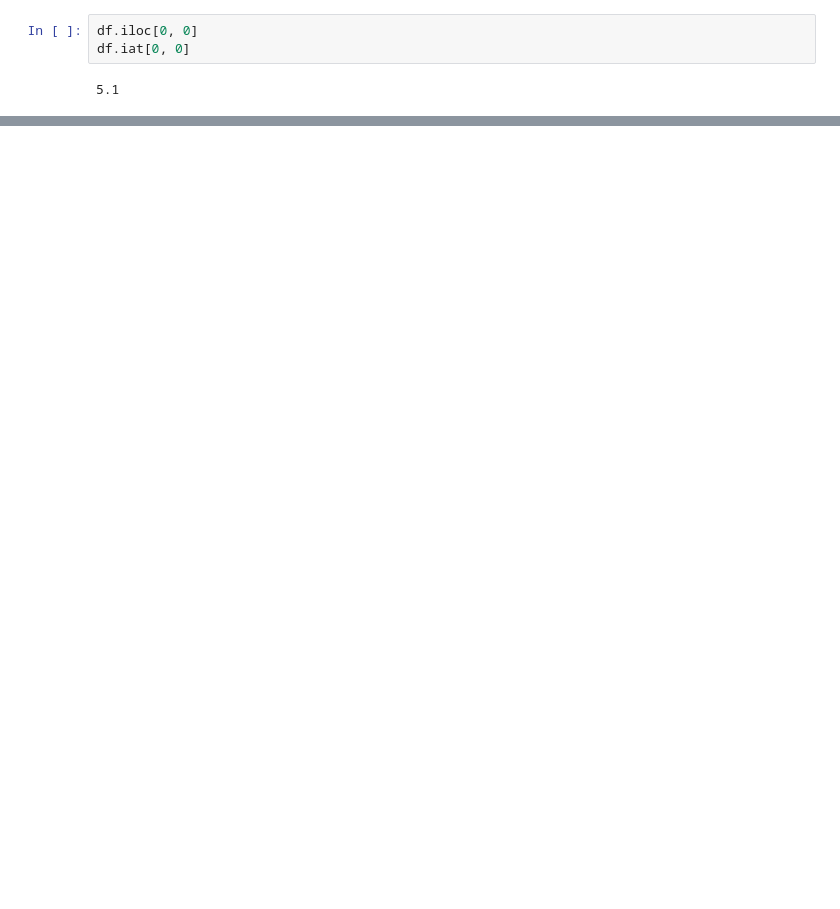
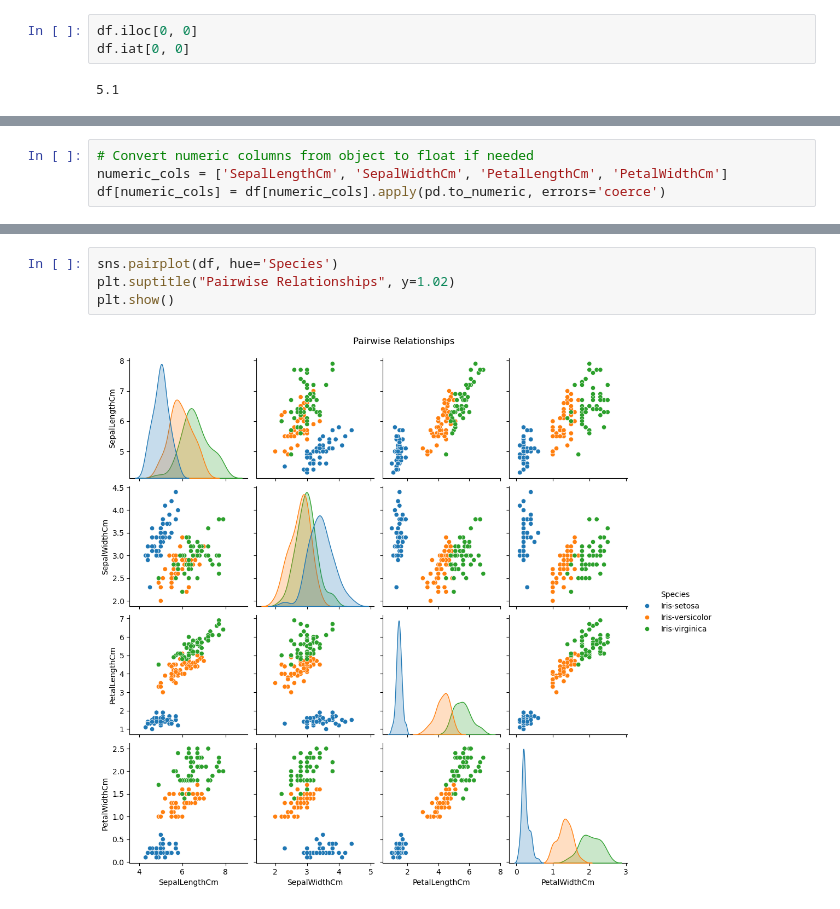
Before and after one commit to Mune786/data_science-projects, a Jupyter notebook: iris dataset.ipynb, the cells around one changed output, grey strips where cells are left out. Saved outputs shown, nothing was run; the diff lists cells and outputs as text; blank space fills up the shorter version.

```diff
--- a/iris dataset.ipynb
+++ b/iris dataset.ipynb
@@ -198,0 +206,4 @@ NameError: name 'iris' is not defined
+# %%
+# Convert numeric columns from object to float if needed
+numeric_cols = ['SepalLengthCm', 'SepalWidthCm', 'PetalLengthCm', 'PetalWidthCm']
+df[numeric_cols] = df[numeric_cols].apply(pd.to_numeric, errors='coerce')
@@ -198,0 +233,6 @@ NameError: name 'iris' is not defined
+# %%
+sns.pairplot(df, hue='Species')
+plt.suptitle("Pairwise Relationships", y=1.02)
+plt.show()
+# %% [output]
+[figure, added]
```
Also changed, not shown: parts of 41 cells of this notebook, 2 other files.
